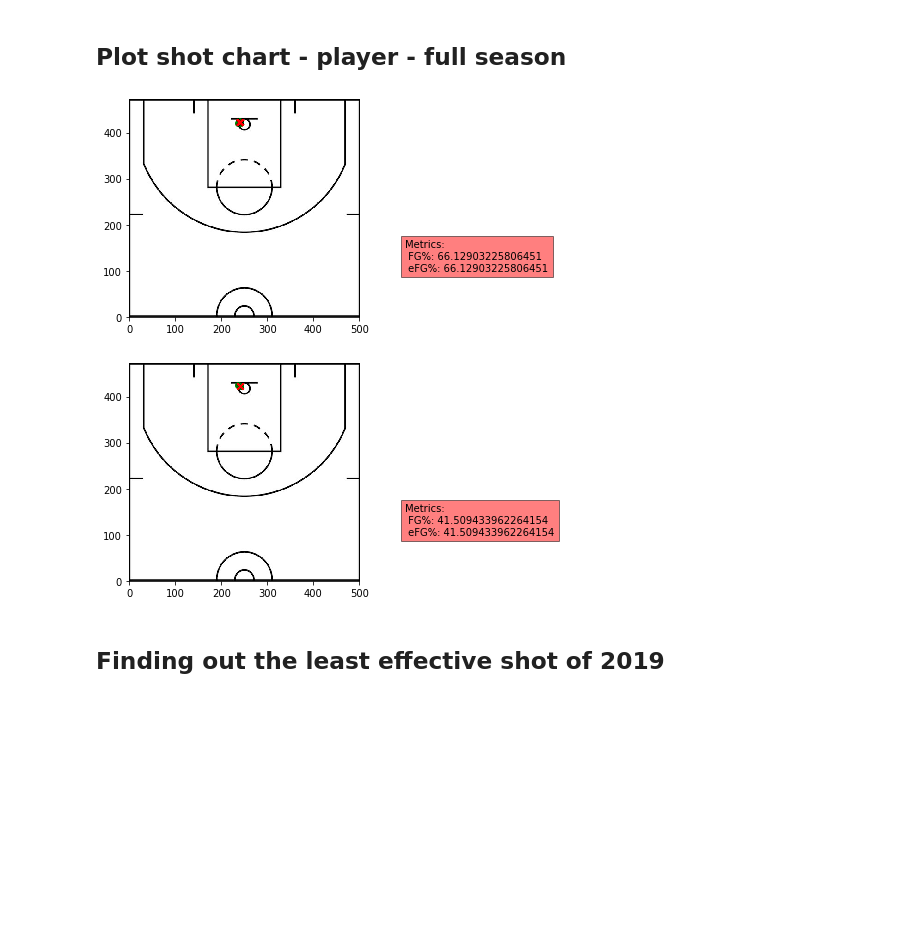
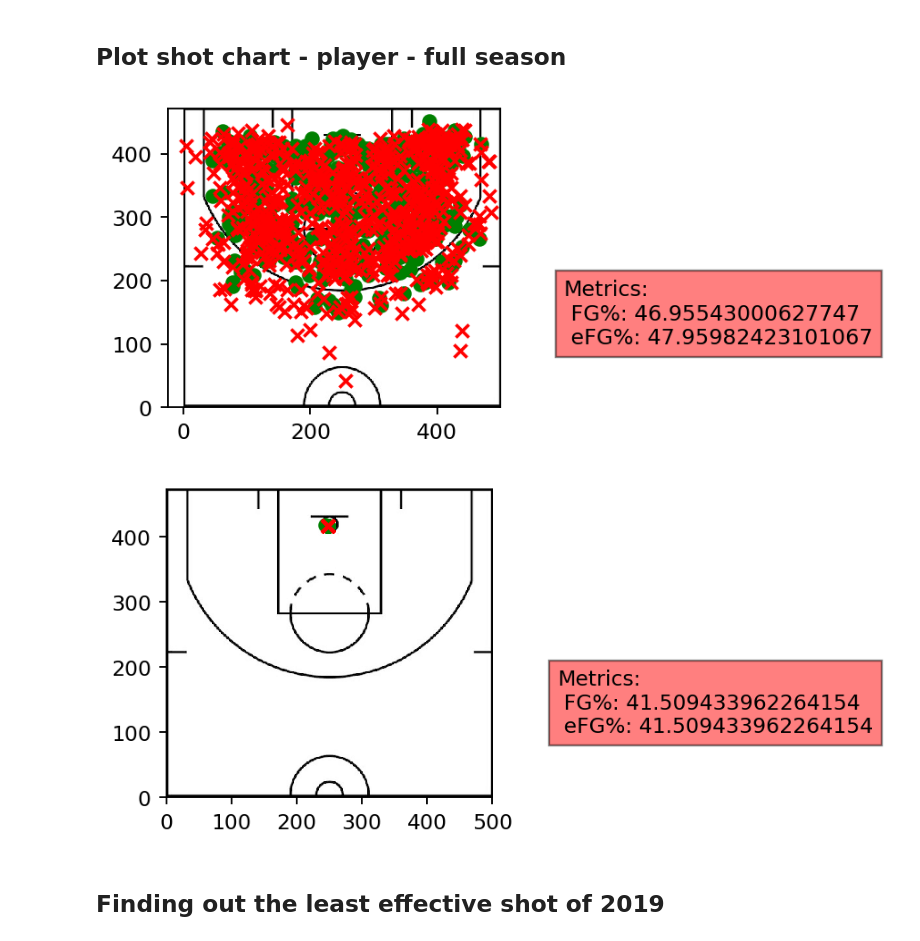
Before and after one commit to theccalderon/shot_chart, a Jupyter notebook: 00_core.ipynb, the cells around one changed output. Cells and saved outputs as stored; diff of their text form; code cells hidden in the pictures; blank space fills up the shorter version.

Commit message:
figsize

```diff
--- a/00_core.ipynb
+++ b/00_core.ipynb
@@ -214,6 +214,10 @@ def _calculate_efg_pct(fgm,three_pm,fga):
     return ((fgm + 0.5 * three_pm)/fga)*100
 # %% [markdown]
 ## Plot winner shot chart
+# %%
+#export
+Y_MODIFIER = 466
+X_MODIFIER = 8
 # %%
 #export
 def plot_winner(df:pd.DataFrame, game_id:str,made:bool=True,missed:bool=True,attempt:str="all", distance:Union[str,List[str]]="all"):
@@ -295,6 +338,7 @@ list_team_players(shots_2001,'LA Lakers')
 def plot_player_full(df:pd.DataFrame, player:str, made:bool=True,missed:bool=True,attempt:str="all",distance:Union[str,List[str]]="all"):
     "Plots shot chart of `player` for the full season"
     img = plt.imread("http://d2p3bygnnzw9w3.cloudfront.net/req/1/images/bbr/nbahalfcourt.png")
+    plt.figure(figsize=(472/170, 500/170), dpi=170)
     implot = plt.imshow(img, extent=[0,500,0,472])
     #find player
 #     player_df = df.loc[df['shots_by']==player]
@@ -316,8 +360,9 @@ def plot_player_full(df:pd.DataFrame, player:str, made:bool=True,missed:bool=Tru
     if made:
         mades_df = player_df.loc[player_df['outcome']=='made']
         ys = mades_df['x'].apply(lambda x: x.split("px")[0]).to_list()
-        ys = [472 - int(x) for x in ys]
+        ys = [Y_MODIFIER - int(x) for x in ys]
         xs = mades_df['y'].apply(lambda x: int(x.split("px")[0])).to_list()
+        xs = [x + X_MODIFIER for x in xs]
         plt.scatter(xs,ys,color="g")
         fg_pct = _calculate_fg_pct(len(mades_df),len(player_df))
         efg_pct = _calculate_efg_pct(len(mades_df),len(mades_df[mades_df["attempt"]=="3-pointer"]),len(player_df))
@@ -325,18 +370,19 @@ def plot_player_full(df:pd.DataFrame, player:str, made:bool=True,missed:bool=Tru
     if missed:
         misses_df = player_df.loc[player_df['outcome']=='missed']
         ys = misses_df['x'].apply(lambda x: x.split("px")[0]).to_list()
-        ys = [472 - int(x) for x in ys]
+        ys = [Y_MODIFIER - int(x) for x in ys]
         xs = misses_df['y'].apply(lambda x: int(x.split("px")[0])).to_list()
+        xs = [x + X_MODIFIER for x in xs]
         plt.scatter(xs,ys,marker="x",color="r")
     plt.show()
 # %%
-plot_player_full(shots_2001,"Kobe Bryant",distance=["0ft"])
+plot_player_full(shots_2001,"Kobe Bryant")
 # %% [output]
-[figure, old version]
+[figure, new version]
 # %%
 plot_player_full(shots_2001,"Derek Fisher",distance=["0ft"])
 # %% [output]
-[figure, old version]
+[figure, new version]
 # %% [markdown]
 ## Finding out the least effective shot of 2019
 # %%
```
Also changed, not shown: parts of 16 cells of this notebook, 2 other files.
